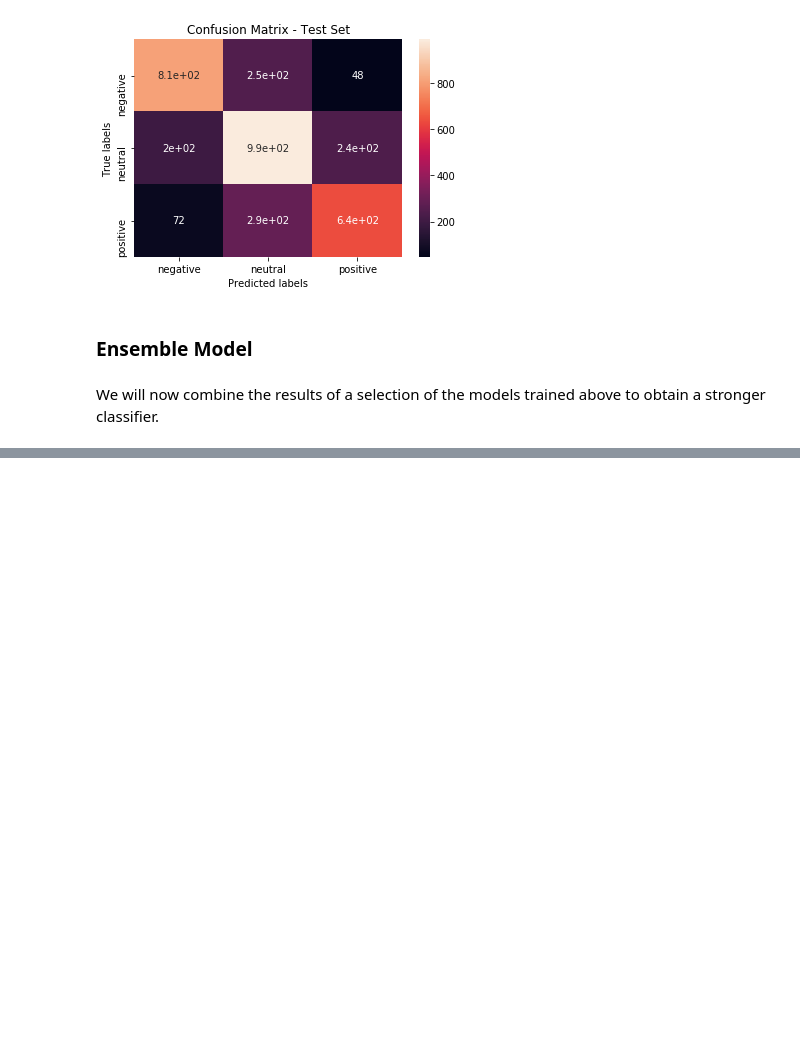
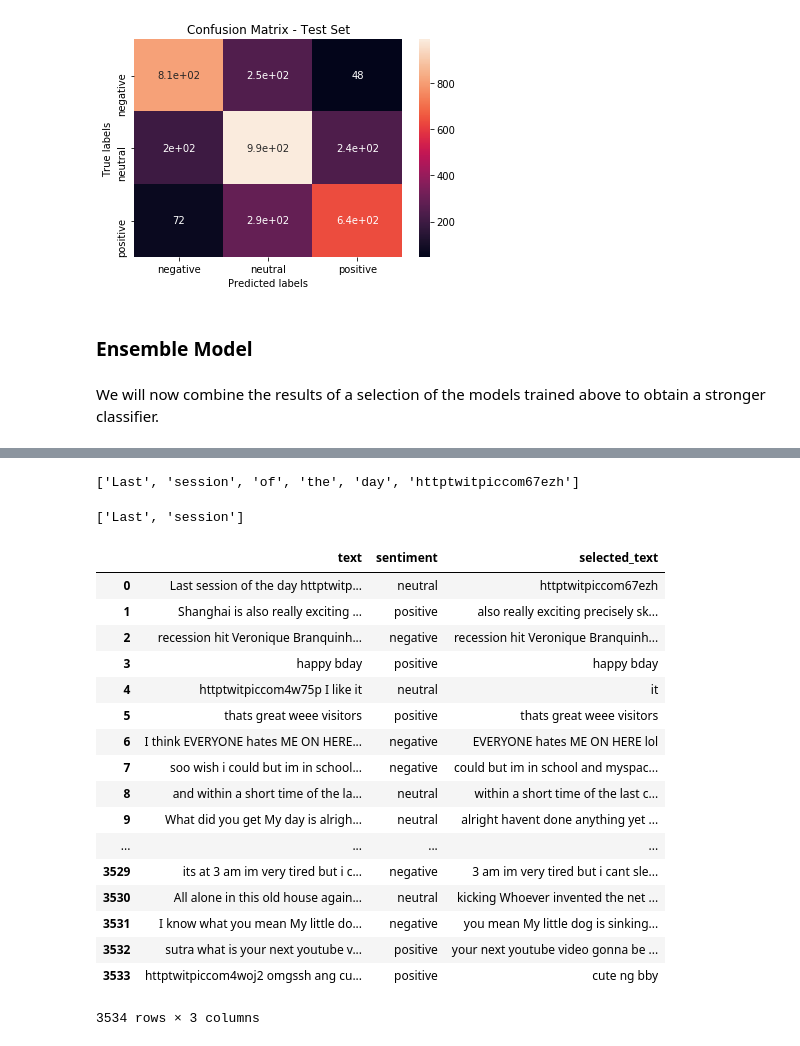
Before and after one commit to alexkapele/tweet_sentiment, a Jupyter notebook: sentiment_analysis.ipynb, the cells around one changed output, grey strips where cells are left out. Saved outputs shown, nothing was run; the diff lists cells and outputs as text; code cells hidden in the pictures; blank space fills up the shorter version.

```diff
--- a/sentiment_analysis.ipynb
+++ b/sentiment_analysis.ipynb
@@ -618,8 +632,5 @@ def ensemble_model(models, data, labels, label_encoder, baseline=None):
 # %%
-#Select models
-selected_models = [log_model,m_nb_model,bagging_model]
-
-pred, prob = ensemble_model(selected_models,test_matrix_norm,test.sentiment.values, le, baseline=baseline_model)
+pred, prob, probs_all = ensemble_model(selected_models, model_accuracies, test_matrix_norm, le, baseline=baseline_model)
 # %%
 from sklearn.metrics import accuracy_score, precision_score, recall_score, f1_score
 print('Results on test set:')
@@ -635,0 +666,37 @@ F1 score:  [0.672748   0.7057372  0.76833977]
+# %%
+words_test = test_text_norm[0].split()
+words_test
+# %% [output]
+['Last', 'session', 'of', 'the', 'day', 'httptwitpiccom67ezh']
+# %%
+words_test[0:2+0]
+# %% [output]
+['Last', 'session']
+# %%
+max_selected_length = 3
+
+correct_pred = le.transform([pred[0]])[0]
+
+phrases = []
+phrases_lengths = []
+phrase_correct_prob = []
+
+for i in range(len(words_test)):
+    for j in range(i+1,min(max_selected_length+i+1,len(words_test)+1)):
+        phrase = [words_test[i],*words_test[i+1:j]]
+        phrase_length = len(phrase)
+        phrase = ' '.join(phrase)
+
+        phrases.append(phrase)
+        phrases_lengths.append(phrase_length)
+
+        phrase_bow = count_vector.transform([phrase])
+
+        _,_, probs_all = ensemble_model(selected_models, model_accuracies, phrase_bow, le, baseline=None)
+        phrase_correct_prob.append(probs_all[0][correct_pred])
+
+probs_rank = pd.DataFrame(phrase_correct_prob,phrases).rename(columns={0:'probs'})
+probs_rank['length'] = phrases_lengths
+selected_text = probs_rank[probs_rank.probs==max(probs_rank.probs)]
+selected_text = selected_text[selected_text.length==max(selected_text.length)]
+selected_text = selected_text.index.values[int(len(selected_text)/2)]
@@ -635,0 +754,23 @@ F1 score:  [0.672748   0.7057372  0.76833977]
+# %%
+test_predictions = find_sentiment_phrase(test_text_norm, pred, selected_models, model_accuracies, le, count_vector, max_phrase_len=10)
+# %%
+test_predictions
+# %% [output]
+|  | text | sentiment | selected_text |
+| 0 | Last session of the day httptwitp... | neutral | httptwitpiccom67ezh |
+| 1 | Shanghai is also really exciting ... | positive | also really exciting precisely sk... |
+| 2 | recession hit Veronique Branquinh... | negative | recession hit Veronique Branquinh... |
+| 3 | happy bday | positive | happy bday |
+| 4 | httptwitpiccom4w75p I like it | neutral | it |
+| 5 | thats great weee visitors | positive | thats great weee visitors |
+| 6 | I think EVERYONE hates ME ON HERE... | negative | EVERYONE hates ME ON HERE lol |
+| 7 | soo wish i could but im in school... | negative | could but im in school and myspac... |
+| 8 | and within a short time of the la... | neutral | within a short time of the last c... |
+| 9 | What did you get My day is alrigh... | neutral | alright havent done anything yet ... |
+| ... | ... | ... | ... |
+| 3529 | its at 3 am im very tired but i c... | negative | 3 am im very tired but i cant sle... |
+| 3530 | All alone in this old house again... | neutral | kicking Whoever invented the net ... |
+| 3531 | I know what you mean My little do... | negative | you mean My little dog is sinking... |
+| 3532 | sutra what is your next youtube v... | positive | your next youtube video gonna be ... |
+| 3533 | httptwitpiccom4woj2 omgssh ang cu... | positive | cute ng bby |
+3534 rows × 3 columns
```
Also changed, not shown: parts of 10 cells of this notebook.
